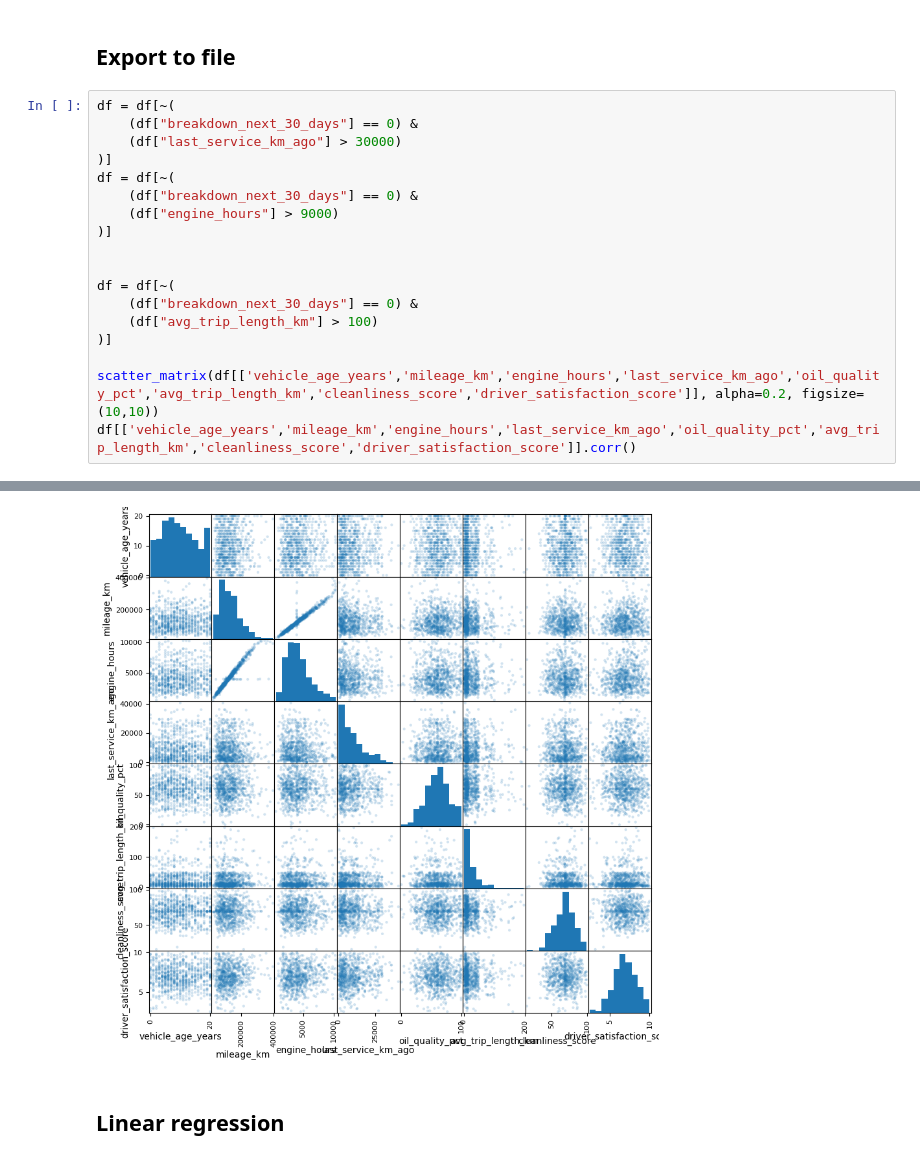
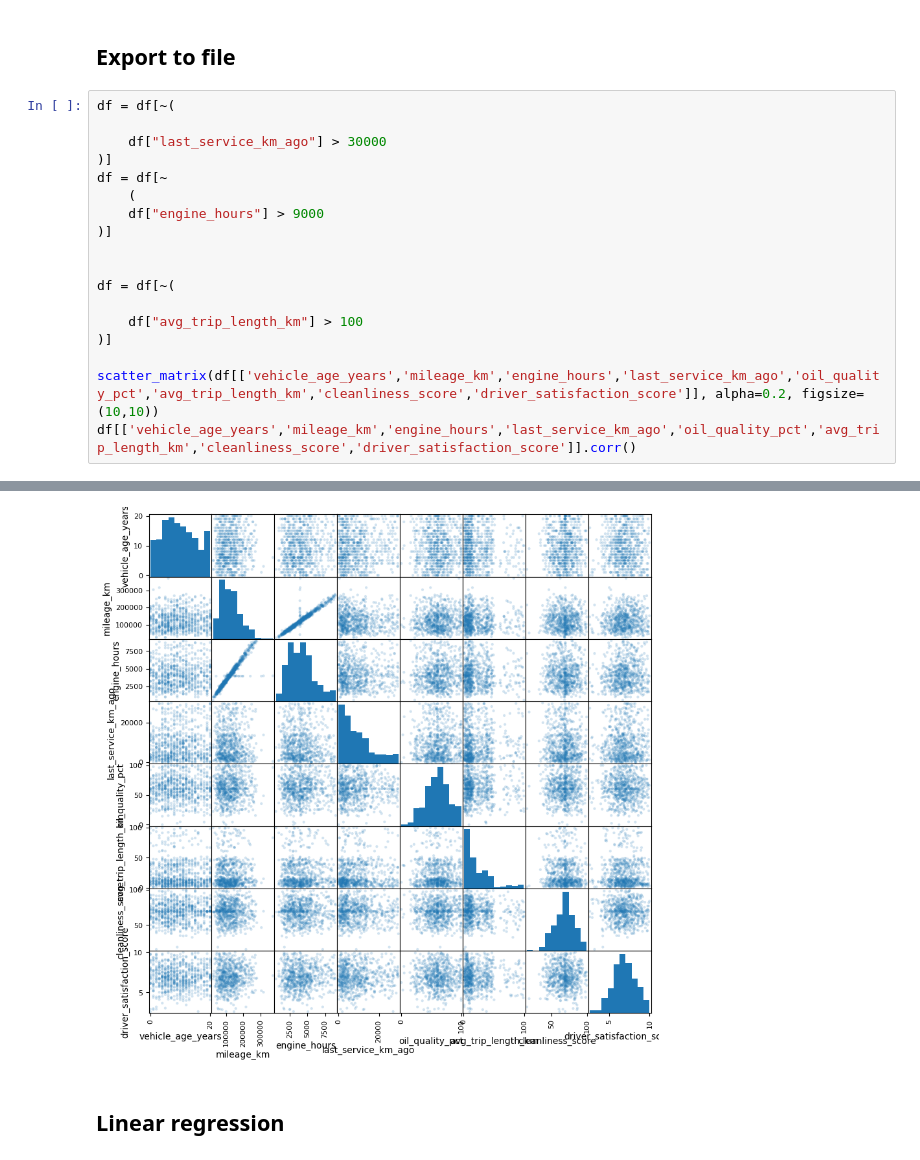
Before and after one commit to MilanMartens/DE-AI-mannen, a Jupyter notebook: notebooks/EDA/SLJ-EDA.ipynb, the cells around one changed output, grey strips where cells are left out. Drawn from its saved outputs; the diff is of its cells as text.

```diff
--- a/notebooks/EDA/SLJ-EDA.ipynb
+++ b/notebooks/EDA/SLJ-EDA.ipynb
@@ -717,18 +717,18 @@ df
 ## Export to file
 # %%
 df = df[~(
-    (df["breakdown_next_30_days"] == 0) &
-    (df["last_service_km_ago"] > 30000)
+
+    df["last_service_km_ago"] > 30000
 )]
-df = df[~(
-    (df["breakdown_next_30_days"] == 0) &
-    (df["engine_hours"] > 9000)
+df = df[~
+    (
+    df["engine_hours"] > 9000
 )]
 
 
 df = df[~(
-    (df["breakdown_next_30_days"] == 0) &
-    (df["avg_trip_length_km"] > 100)
+
+    df["avg_trip_length_km"] > 100
 )]
 
 scatter_matrix(df[['vehicle_age_years','mileage_km','engine_hours','last_service_km_ago','oil_quality_pct','avg_trip_length_km','cleanliness_score','driver_satisfaction_score']], alpha=0.2, figsize=(10,10))
@@ -746,4 +746,4 @@ df[['vehicle_age_years','mileage_km','engine_hours','last_service_km_ago','oil_q
-[figure, old version]
+[figure, new version]
 # %% [markdown]
 ## Linear regression
 # %%
```
Also changed, not shown: parts of 5 cells of this notebook, 2 other files.
